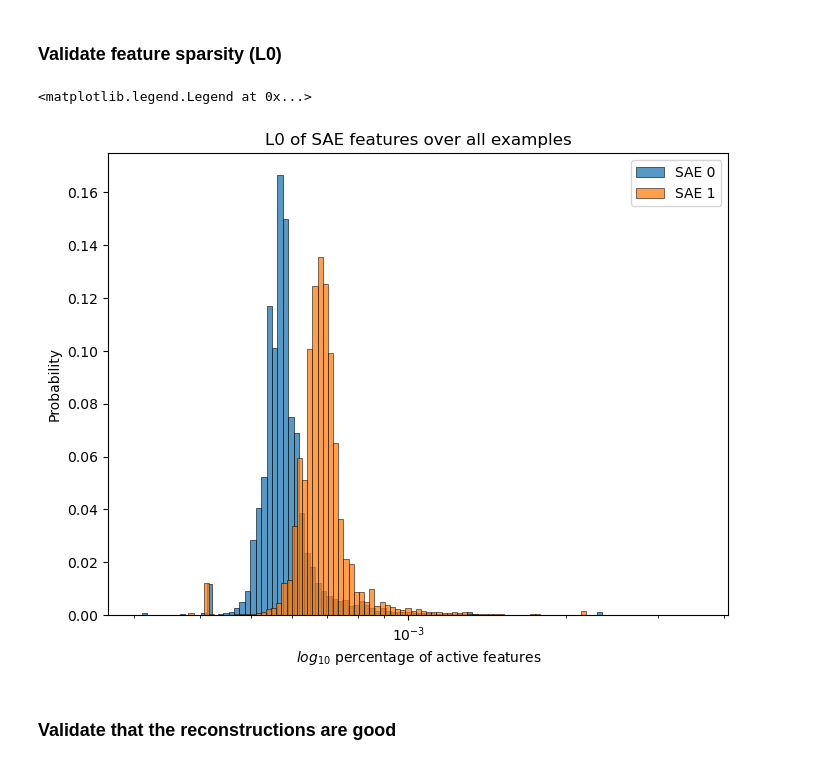
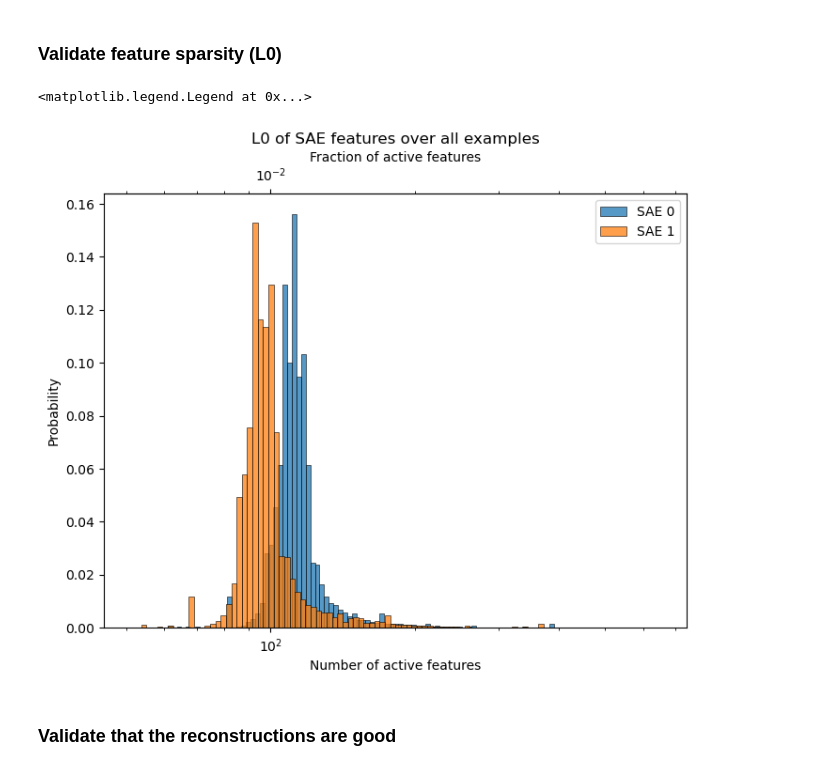
Before and after one commit to jkbhagatio/mini, a Jupyter notebook: notebooks/mini0.ipynb, the cells around one changed output. Cells and saved outputs as stored; diff of their text form; code cells hidden in the pictures.

```diff
--- a/notebooks/mini0.ipynb
+++ b/notebooks/mini0.ipynb
@@ -852,14 +853,14 @@ ax.set_xlim(-0.2, 0.2)
 """Validate SAE feature sparsity."""
 
 spike_counts = counts.to_dense().bfloat16().to(device)
-batch_sz = 64
+batch_sz = 256
 seq_len = 1
 n_steps = spike_counts.shape[0] // batch_sz
 n_recon_examples = n_steps * batch_sz
 valid_starts = n_examples - seq_len + 1
-l0 = t.zeros(((n_steps * batch_sz), n_inst), dtype=t.float32, device=device)
-recon_spk_cts = t.empty((n_recon_examples, n_inst, n_units), dtype=bfloat16, device=device)
-all_acts = t.empty((n_recon_examples, n_inst, sae.cfg.n_hidden_ae), dtype=bfloat16, device=device)
+l0 = t.zeros(((n_steps * batch_sz), n_inst), dtype=t.int32)
+recon_spk_cts = t.empty((n_recon_examples, n_inst, n_units), dtype=bfloat16)
+all_acts = t.empty((n_recon_examples, n_inst, sae.cfg.n_hidden_ae), dtype=bfloat16)
 
 progress_bar = tqdm(range(n_steps))
 with t.no_grad():
@@ -874,26 +875,37 @@ with t.no_grad():
             spike_count_seqs, "batch inst seq unit -> (batch seq) inst unit"
         )
         _l1_loss, _l2_loss, _loss, z, x_prime = sae.forward(spike_count_seqs)
-        nonzero_mask = (z.abs() > 1e-7).float()
-        cur_l0 = reduce(nonzero_mask, "batch inst sae_feat -> batch inst", "sum")
-        l0[idxs[:, 0]] = cur_l0
-        recon_spk_cts[idxs[:, 0]] = x_prime
-        all_acts[idxs[:, 0]] = z
-
-all_acts = asnumpy(all_acts.float())
-
-fig, ax = plt.subplots(figsize=(8, 6))
-for inst in range(n_inst):
-    l0_frac = asnumpy(l0[:, inst]) / l0.shape[0]
-    sns.histplot(l0_frac, bins=100, log_scale=10, stat="probability", ax=ax, label=f"SAE {inst}")
-
-ax.set_xlabel("$log_{10}$ percentage of active features")
-ax.set_ylabel("Probability")
-ax.set_title("L0 of SAE features over all examples")
-ax.legend(["SAE 0", "SAE 1"])
+        nonzero_mask = (z.abs() > 1e-6)
+        cur_l0 = reduce(nonzero_mask, "batch inst sae_feat -> batch inst", "sum").to(t.int32)
+        l0[idxs[:, 0]] = cur_l0.to("cpu")
+        recon_spk_cts[idxs[:, 0]] = x_prime.to("cpu")
+        all_acts[idxs[:, 0]] = z.to("cpu")
-# %% [output]
-<matplotlib.legend.Legend at 0x...>
-[figure, removed]
+# %%
+fig, ax = plt.subplots(figsize=(8, 6))
+for inst in range(n_inst):
+    sns.histplot(
+        asnumpy(l0[:, inst]),
+        bins=100,
+        log_scale=10,
+        stat="probability",
+        ax=ax,
+        label=f"SAE {inst}"
+    )
+
+ax.set_xlabel("Number of active features")
+ax.set_ylabel("Probability")
+
+secax = ax.secondary_xaxis(
+    "top",
+    functions=(lambda x: x / sae.cfg.n_hidden_ae, lambda x: x * sae.cfg.n_hidden_ae)
+)
+secax.set_xlabel('Fraction of active features')
+
+ax.set_title("L0 of SAE features over all examples")
+ax.legend(["SAE 0", "SAE 1"])
+# %% [output]
+<matplotlib.legend.Legend at 0x...>
+[figure, added]
 # %% [markdown]
 ### Validate that the reconstructions are good
 # %%
```
Also changed, not shown: parts of 6 cells of this notebook, 2 other files.
